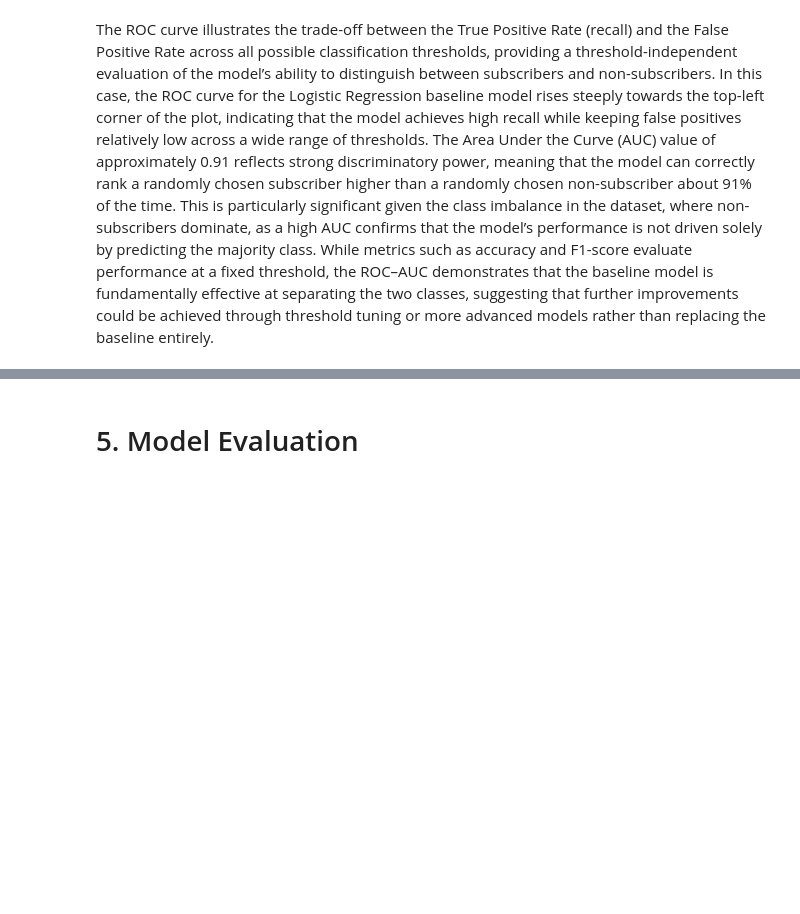
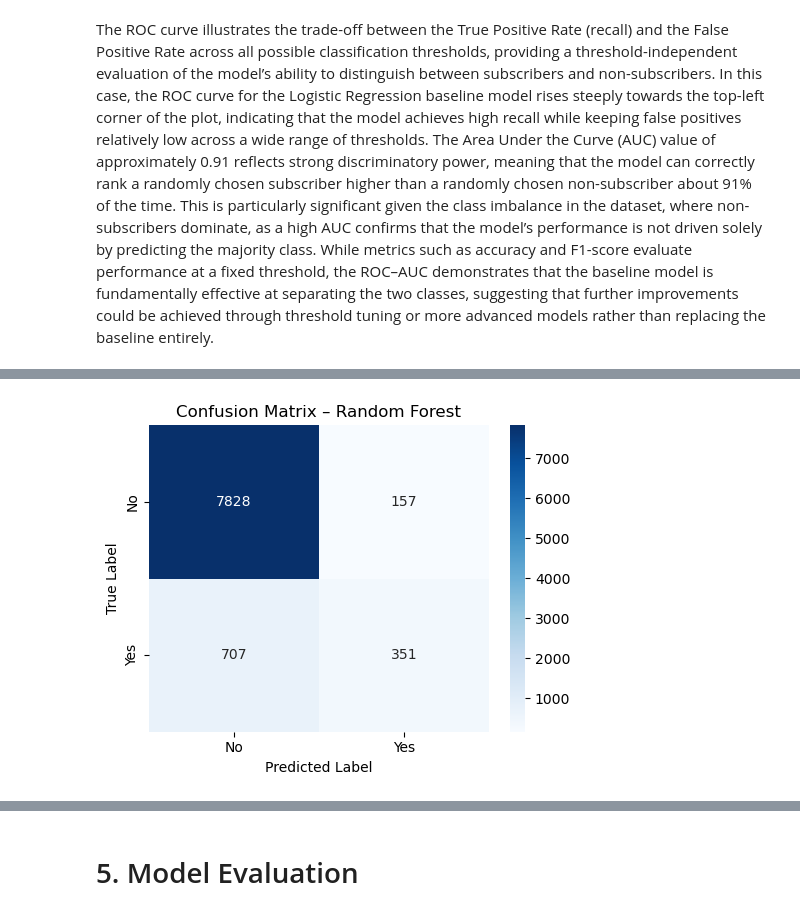
Before and after one commit to xousies/mldp-assignment, a Jupyter notebook: Program Codes.ipynb, the cells around one changed output, grey strips where cells are left out. Saved outputs shown, nothing was run; the diff lists cells and outputs as text; code cells hidden in the pictures; blank space fills up the shorter version.

Commit message:
Completed Model Evaluation
Evaluated the random forest model and compared it with the test set

```diff
--- a/Program Codes.ipynb
+++ b/Program Codes.ipynb
@@ -665,0 +672,13 @@ The ROC curve illustrates the trade-off between the True Positive Rate (recall)
+# %%
+from sklearn.ensemble import RandomForestClassifier
+
+# Initialise Random Forest model (basic / untuned)
+rf_model = RandomForestClassifier(
+    n_estimators=300,
+    random_state=42,
+    class_weight="balanced",
+    n_jobs=-1
+)
+
+# Train the model
+rf_model.fit(X_train, y_train)
@@ -665,0 +690,10 @@ The ROC curve illustrates the trade-off between the True Positive Rate (recall)
+# %%
+from sklearn.metrics import classification_report, confusion_matrix, f1_score
+
+# Predict on test set
+y_pred_rf = rf_model.predict(X_test)
+
+print("Random Forest - Classification Report")
+print(classification_report(y_test, y_pred_rf))
+
+print("F1-score:", f1_score(y_test, y_pred_rf))
@@ -665,0 +714,23 @@ The ROC curve illustrates the trade-off between the True Positive Rate (recall)
+# %%
+import matplotlib.pyplot as plt
+import seaborn as sns
+from sklearn.metrics import confusion_matrix
+
+cm_rf = confusion_matrix(y_test, y_pred_rf)
+
+plt.figure(figsize=(5, 4))
+sns.heatmap(
+    cm_rf,
+    annot=True,
+    fmt="d",
+    cmap="Blues",
+    xticklabels=["No", "Yes"],
+    yticklabels=["No", "Yes"]
+)
+plt.xlabel("Predicted Label")
+plt.ylabel("True Label")
+plt.title("Confusion Matrix – Random Forest")
+plt.tight_layout()
+plt.show()
+# %% [output]
+[figure, added]
```
Also changed, not shown: parts of 17 cells of this notebook.
